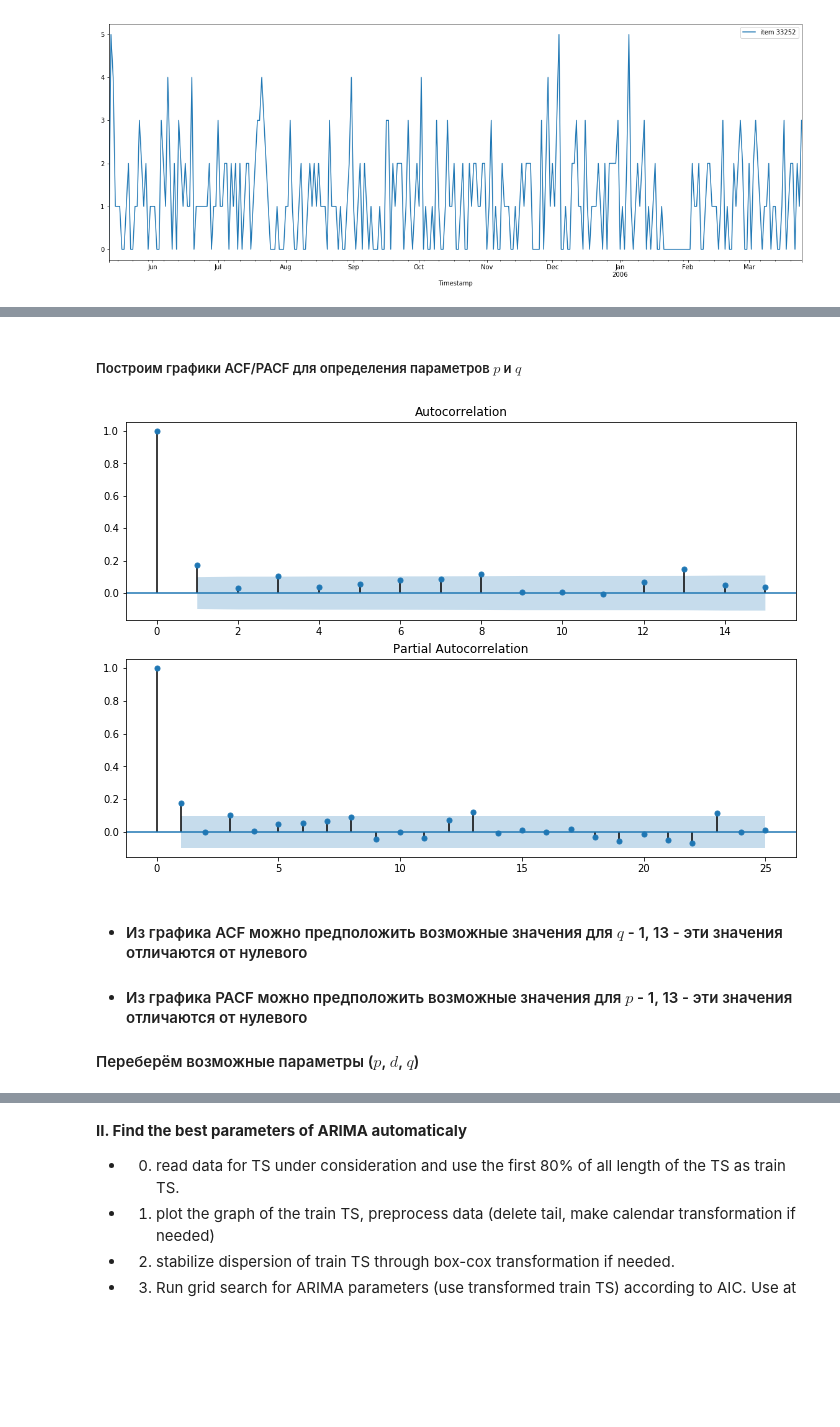
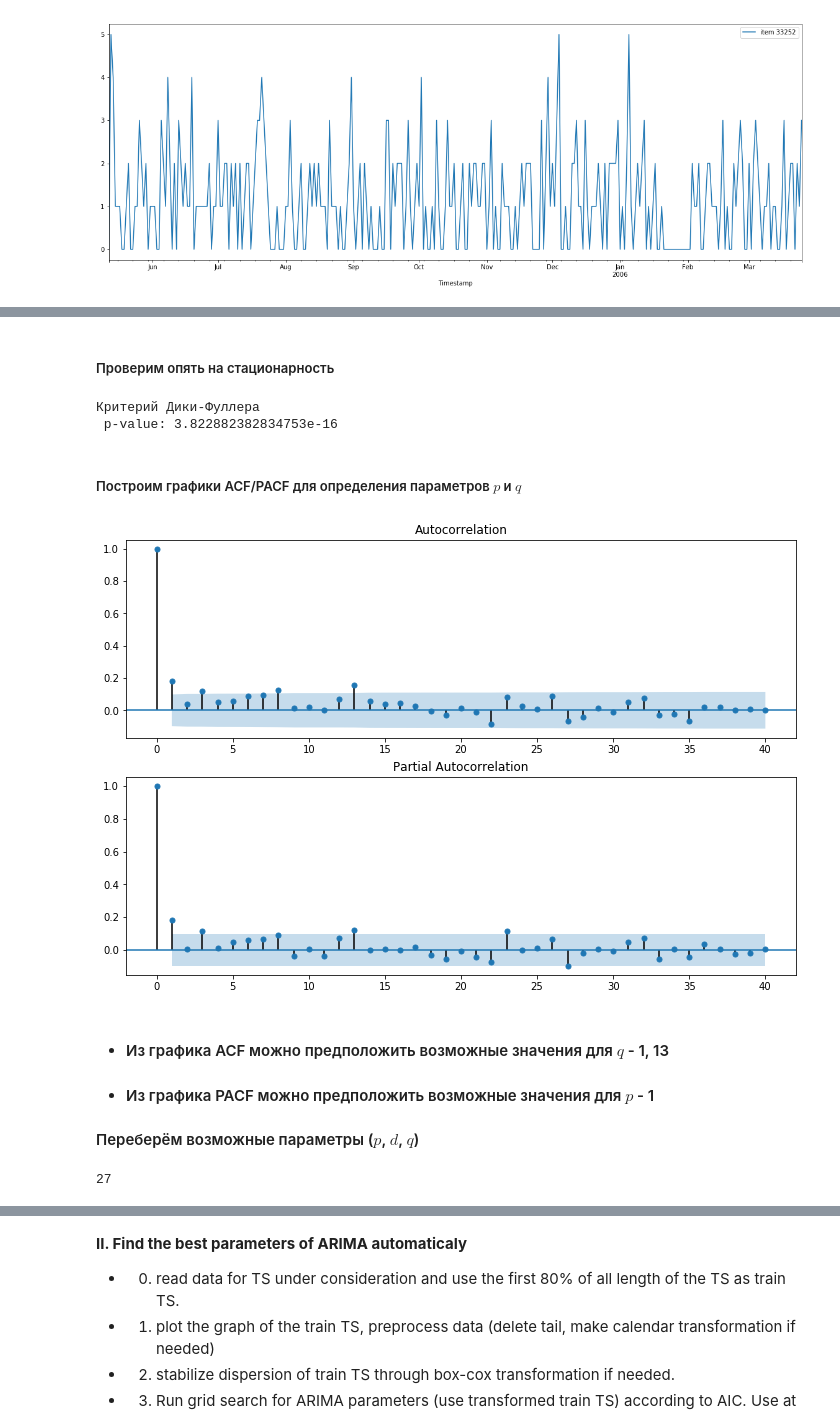
Before and after one commit to egdeliya/ml_mipt_2017, a Jupyter notebook: ml-mipt-part2/ARMA_ARIMA/Nurgalieva_496_task2.ipynb, the cells around one changed output, grey strips where cells are left out. Saved outputs shown, nothing was run; the diff lists cells and outputs as text; code cells hidden in the pictures; blank space fills up the shorter version.

```diff
--- a/ml-mipt-part2/ARMA_ARIMA/Nurgalieva_496_task2.ipynb
+++ b/ml-mipt-part2/ARMA_ARIMA/Nurgalieva_496_task2.ipynb
@@ -182,0 +187,2 @@ train.plot(figsize=(20, 7))
+# %%
+ts[my_item] = ts[my_item] + 10
@@ -182,0 +199,5 @@ train.plot(figsize=(20, 7))
+# %%
+ts_boxcox = deepcopy(ts)
+ts_log = deepcopy(ts)
+# find optimal lambda
+print('optimal lambda:', stats.boxcox(ts)[1][0])
@@ -182,0 +206,5 @@ train.plot(figsize=(20, 7))
+# %%
+ts_log[my_item] = np.log(ts_log)
+ts_boxcox[my_item] = stats.boxcox(ts_boxcox[my_item])[0]
+ts_boxcox.plot(figsize=(15, 5))
+ts_log.plot(figsize=(15, 5))
@@ -183,14 +215,23 @@ train.plot(figsize=(20, 7))
+# %% [markdown]
+##### Проверим опять на стационарность
+# %%
+stat_test = sm.tsa.adfuller(ts_log[my_item])
+print('Критерий Дики-Фуллера\n p-value: {}'.format(stat_test[1]))
+# %% [output]
+Критерий Дики-Фуллера
+ p-value: 3.822882382834753e-16
 # %% [markdown]
 ##### Построим графики ACF/PACF для определения параметров $p$ и $q$
 # %%
 fig = plt.figure(figsize=(12,8))
 ax = fig.add_subplot(211)
-fig = sm.graphics.tsa.plot_acf(ts.values.squeeze(), lags=15, ax=ax)
+fig = sm.graphics.tsa.plot_acf(ts_log.values.squeeze(), lags=40, ax=ax)
 ax = fig.add_subplot(212)
-fig = sm.graphics.tsa.plot_pacf(ts, lags=25, ax=ax)
+fig = sm.graphics.tsa.plot_pacf(ts_log, lags=40, ax=ax)
 # %% [output]
-[figure, old version]
+[figure, new version]
 # %% [markdown]
-* #### Из графика ACF можно предположить возможные значения для $q$ - 1, 13 - эти значения отличаются от нулевого
-* #### Из графика PACF можно предположить возможные значения для $p$ - 1, 13 - эти значения отличаются от нулевого
+* #### Из графика ACF можно предположить возможные значения для $q$ - 1, 13
+* #### Из графика PACF можно предположить возможные значения для $p$ - 1
+
 #### Переберём возможные параметры ($p$, $d$, $q$)
@@ -203 +246,5 @@ ParamsArray = [{'p':p, 'd':0, 'q':q} for p in P
+# %%
+len(parameters)
+# %% [output]
+27
 # %% [markdown]
```
Also changed, not shown: parts of 16 cells of this notebook.
